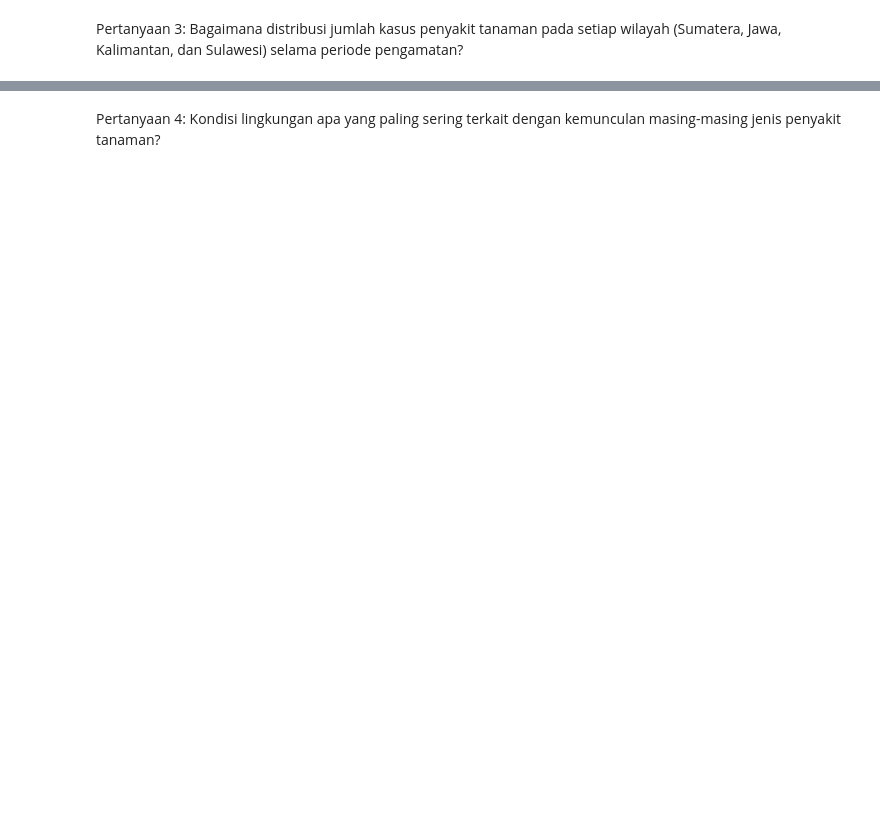
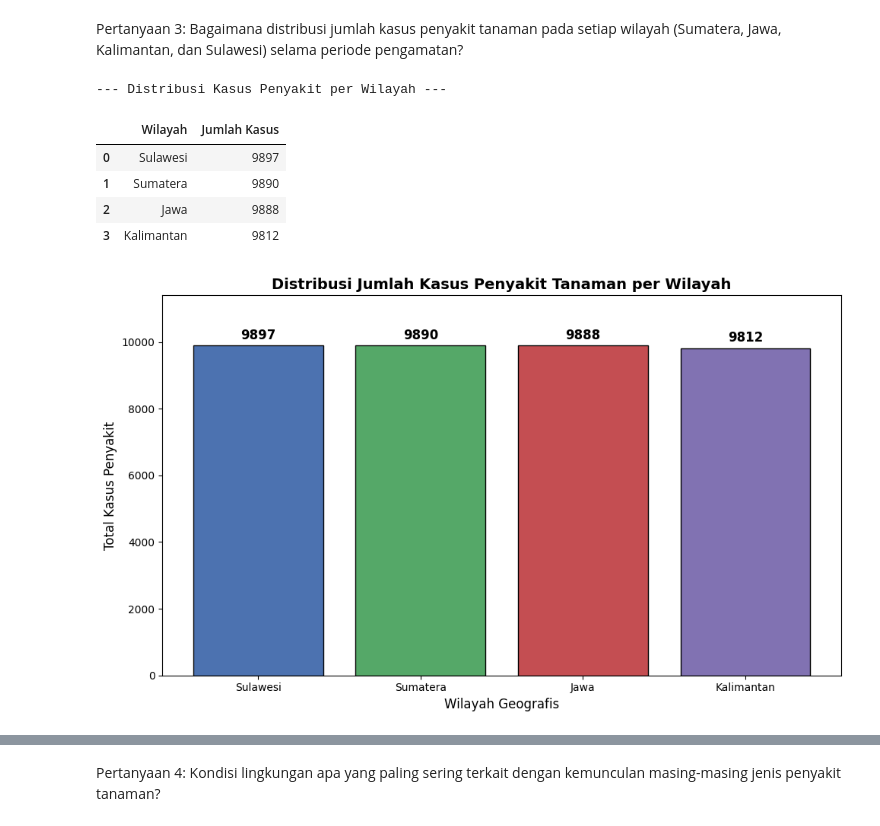
Before and after one commit to VANGROVEE/Data-Science, a Jupyter notebook: data_wrangling.ipynb, the cells around one changed output, grey strips where cells are left out. Drawn from its saved outputs; the diff is of its cells as text; code cells hidden in the pictures; blank space fills up the shorter version.

```diff
--- a/data_wrangling.ipynb
+++ b/data_wrangling.ipynb
@@ -835,2 +874,49 @@ Pertanyaan 2: Apa jenis penyakit yang paling dominan pada setiap tanaman (tomat,
 # %% [markdown]
 Pertanyaan 3: Bagaimana distribusi jumlah kasus penyakit tanaman pada setiap wilayah (Sumatera, Jawa, Kalimantan, dan Sulawesi) selama periode pengamatan?
+# %%
+# 1. Menghitung jumlah kasus penyakit per wilayah (menggunakan df_disease yang sudah membuang kelas 'healthy')
+region_counts = df_disease['location'].value_counts().reset_index()
+region_counts.columns = ['Wilayah', 'Jumlah Kasus']
+
+print("--- Distribusi Kasus Penyakit per Wilayah ---")
+display(region_counts)
+
+# 2. Visualisasi Bar Chart
+plt.figure(figsize=(10, 6))
+
+bars = plt.bar(
+    region_counts['Wilayah'],
+    region_counts['Jumlah Kasus'],
+    color=['#4C72B0', '#55A868', '#C44E52', '#8172B2'],
+    edgecolor='black'
+)
+
+# Menambahkan teks angka persis di atas setiap bar
+for bar in bars:
+    plt.text(
+        bar.get_x() + bar.get_width() / 2,
+        bar.get_height() + 100,
+        f"{int(bar.get_height())}",
+        ha='center',
+        va='bottom',
+        fontsize=12,
+        fontweight='bold'
+    )
+
+plt.title("Distribusi Jumlah Kasus Penyakit Tanaman per Wilayah", fontsize=14, fontweight='bold')
+plt.xlabel("Wilayah Geografis", fontsize=12)
+plt.ylabel("Total Kasus Penyakit", fontsize=12)
+
+# Memperluas sumbu Y ke atas agar teks angka tidak keluar batas
+plt.ylim(0, region_counts['Jumlah Kasus'].max() + 1500)
+
+plt.tight_layout()
+plt.show()
+# %% [output]
+--- Distribusi Kasus Penyakit per Wilayah ---
+|  | Wilayah | Jumlah Kasus |
+| 0 | Sulawesi | 9897 |
+| 1 | Sumatera | 9890 |
+| 2 | Jawa | 9888 |
+| 3 | Kalimantan | 9812 |
+[figure, added]
```
Also changed, not shown: parts of 28 cells of this notebook.
